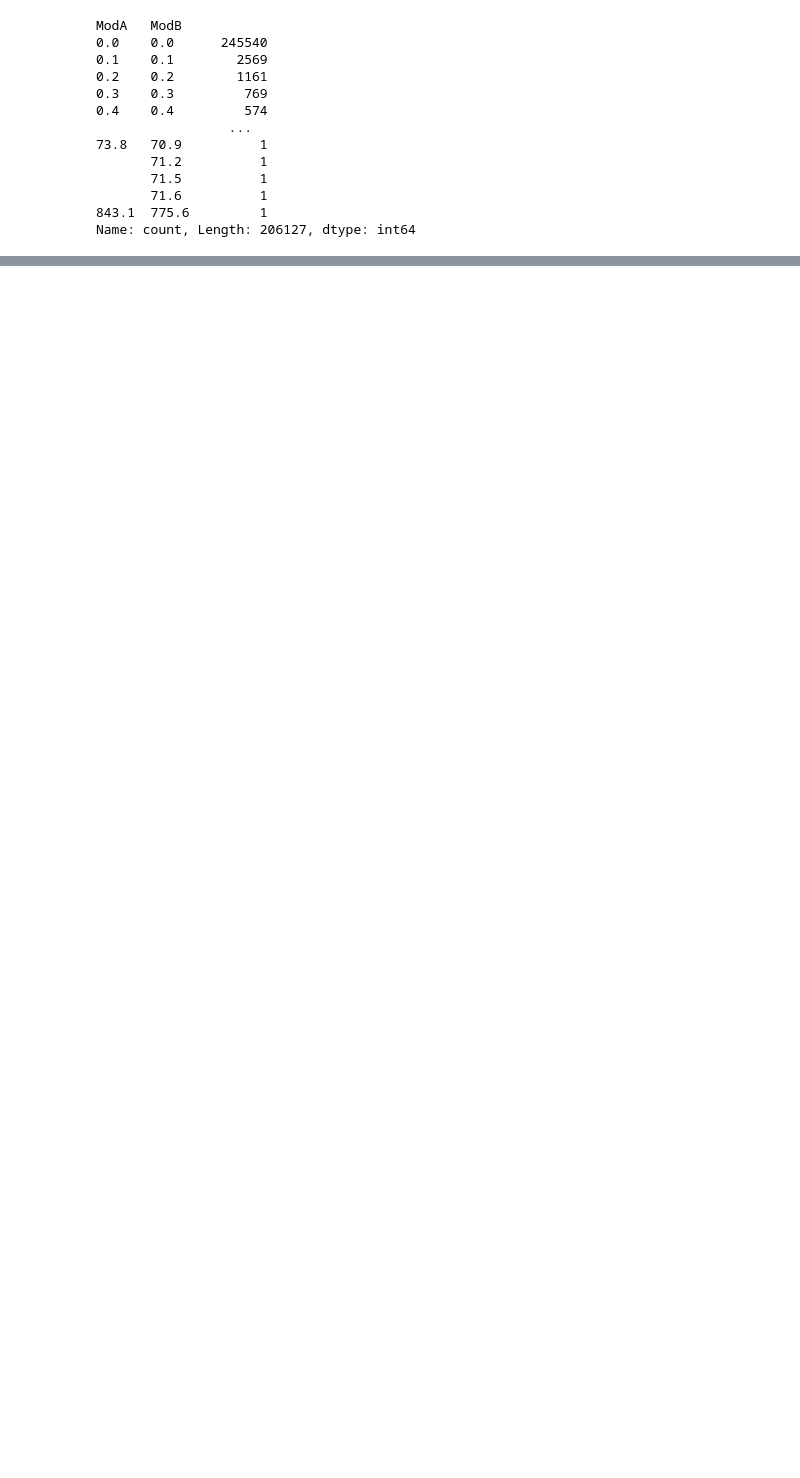
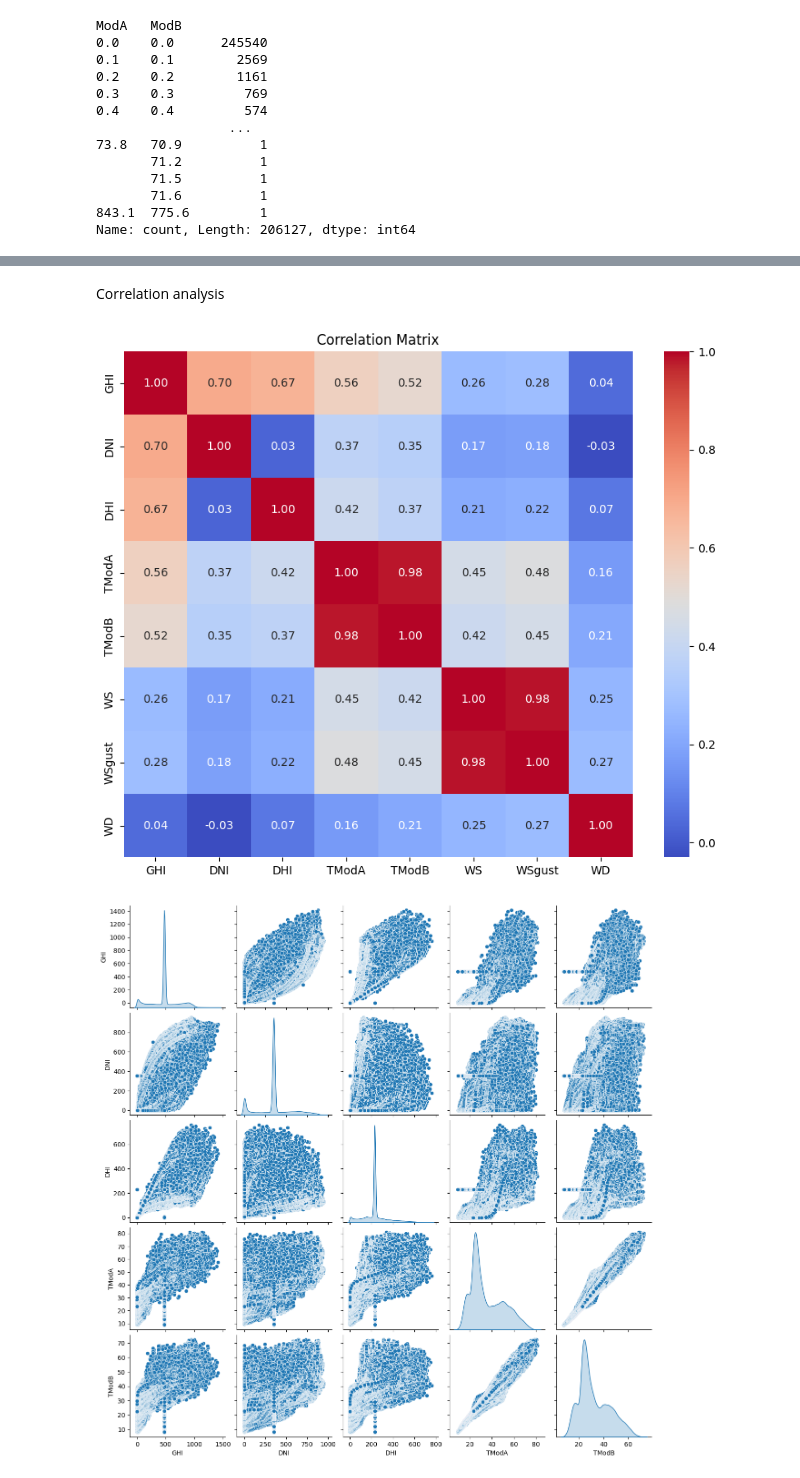
Before and after one commit to Tesfahun03/Week0-EDA-Stats, a Jupyter notebook: notebooks/WEEK-0-EDA.ipynb, the cells around one changed output, grey strips where cells are left out. Drawn from its saved outputs; the diff is of its cells as text; code cells hidden in the pictures; blank space fills up the shorter version.

```diff
--- a/notebooks/WEEK-0-EDA.ipynb
+++ b/notebooks/WEEK-0-EDA.ipynb
@@ -231,0 +291,29 @@ Name: count, Length: 206127, dtype: int64
+# %% [markdown]
+Correlation analysis
+# %%
+# Correlation Matrix
+correlation_matrix = data[["GHI", "DNI", "DHI", "TModA", "TModB", "WS", "WSgust", "WD"]].corr()
+
+# Heatmap for Correlation Matrix
+plt.figure(figsize=(10, 8))
+sns.heatmap(correlation_matrix, annot=True, cmap="coolwarm", fmt=".2f")
+plt.title("Correlation Matrix")
+plt.show()
+
+# Pair Plot for Solar Irradiance and Temperature
+sns.pairplot(data, vars=["GHI", "DNI", "DHI", "TModA", "TModB"], diag_kind="kde", kind="scatter")
+plt.show()
+
+# Scatter Plot for Wind Conditions and Solar Irradiance
+plt.figure(figsize=(10, 6))
+sns.scatterplot(data=data, x="WS", y="GHI", label="WS vs GHI")
+sns.scatterplot(data=data, x="WSgust", y="GHI", label="WSgust vs GHI")
+plt.title("Wind Conditions vs Solar Irradiance")
+plt.xlabel("Wind Speed")
+plt.ylabel("GHI")
+plt.legend()
+plt.grid()
+plt.show()
+# %% [output]
+[figure, added]
+[figure, added]
```
Also changed, not shown: parts of 6 cells of this notebook.
